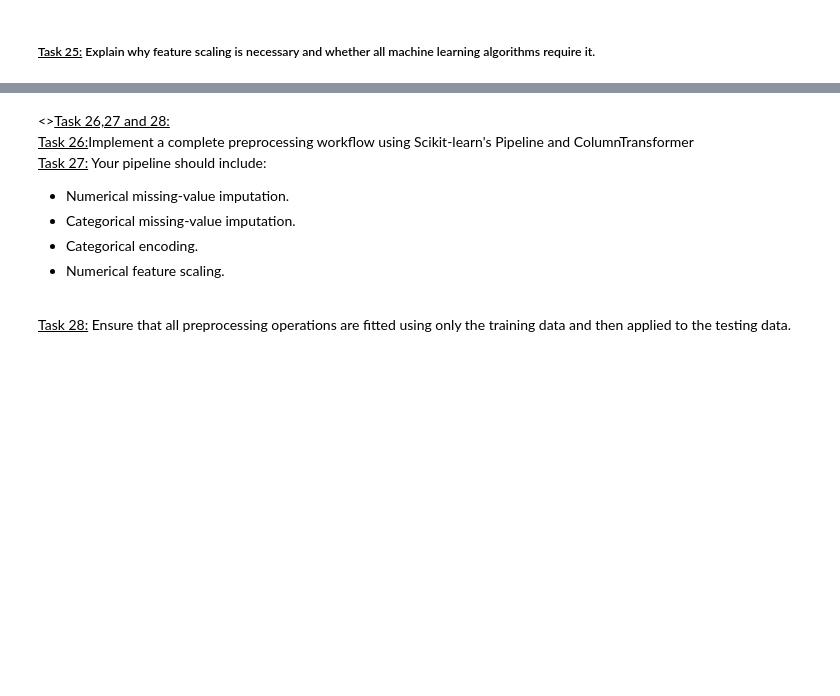
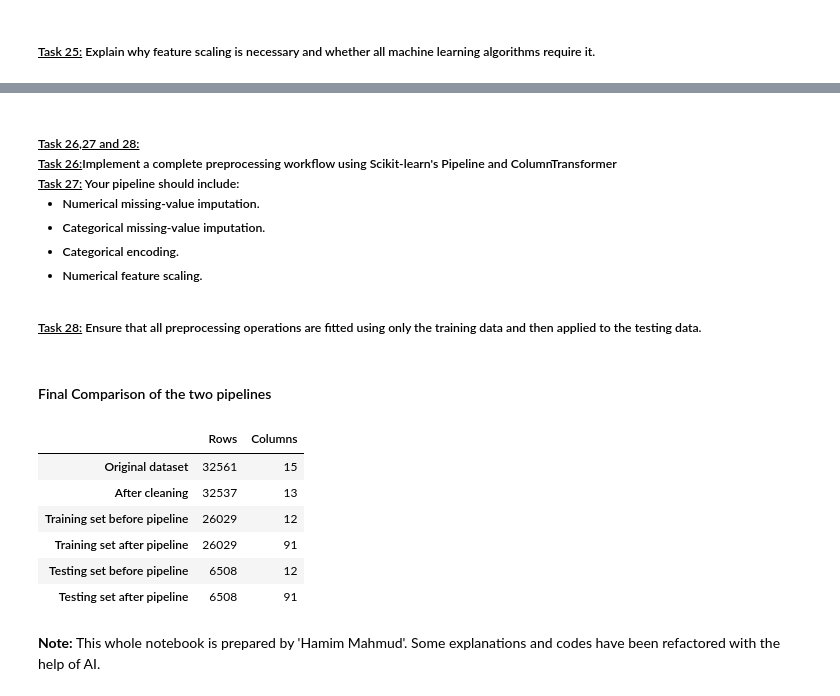
Before and after one commit to IsItHM/ML_projects, a Jupyter notebook: AI_Lab_HA_1.ipynb, the cells around one changed output, grey strips where cells are left out. Saved outputs shown, nothing was run; the diff lists cells and outputs as text; code cells hidden in the pictures; blank space fills up the shorter version.

```diff
--- a/AI_Lab_HA_1.ipynb
+++ b/AI_Lab_HA_1.ipynb
@@ -850,5 +922,5 @@ require it.</h5>
 # %% [markdown]
-<><u>Task 26,27 and 28:</u><br><u>Task 26:</u>Implement a complete preprocessing workflow using Scikit-learn's Pipeline and
+<h5><u>Task 26,27 and 28:</u><br><u>Task 26:</u>Implement a complete preprocessing workflow using Scikit-learn's Pipeline and
 ColumnTransformer<br>
 <u>Task 27:</u> Your pipeline should include:
 <ul>
@@ -861,0 +944,52 @@ applied to the testing data.</h5>
+# %%
+from sklearn.pipeline import Pipeline
+from sklearn.compose import ColumnTransformer
+
+numeric_features = ['age', 'education-num', 'capital-gain', 'capital-loss', 'hours-per-week']
+categorical_features = ['workclass', 'maritual-status', 'occupation', 'relationship',
+                        'race', 'sex', 'native-country']
+
+# Numerical: fill missing with median, then standardize
+numeric_pipeline = Pipeline(steps=[
+    ('imputer', SimpleImputer(strategy='median')),
+    ('scaler', StandardScaler())
+])
+
+# Categorical: fill missing with most frequent value, then one-hot encode
+categorical_pipeline = Pipeline(steps=[
+    ('imputer', SimpleImputer(strategy='constant', fill_value='Unknown')),
+    ('encoder', OneHotEncoder(handle_unknown='ignore'))
+])
+
+# Send each column group to its own pipeline
+preprocessor = ColumnTransformer(transformers=[
+    ('num', numeric_pipeline, numeric_features),
+    ('cat', categorical_pipeline, categorical_features)
+])
+# %%
+X2_train_prep = preprocessor.fit_transform(X2_train)
+X2_test_prep  = preprocessor.transform(X2_test)
+# %% [markdown]
+<h4>Final Comparison of the two pipelines</h4>
+# %%
+df_original = pd.read_csv(url, names=coloumn_name)
+
+shape_comparison = pd.DataFrame(
+    [df_original.shape,df2.shape,X2_train.shape, X2_train_prep.shape,X2_test.shape,  X2_test_prep.shape],
+    columns=['Rows', 'Columns'],
+    index=['Original dataset',
+           'After cleaning',
+           'Training set before pipeline', 'Training set after pipeline',
+           'Testing set before pipeline',  'Testing set after pipeline'])
+
+shape_comparison
+# %% [output]
+|  | Rows | Columns |
+| Original dataset | 32561 | 15 |
+| After cleaning | 32537 | 13 |
+| Training set before pipeline | 26029 | 12 |
+| Training set after pipeline | 26029 | 91 |
+| Testing set before pipeline | 6508 | 12 |
+| Testing set after pipeline | 6508 | 91 |
+# %% [markdown]
+<b>Note:</b> This whole notebook is prepared by 'Hamim Mahmud'. Some explanations and codes have been refactored with the help of AI.
```
Also changed, not shown: parts of 6 cells of this notebook.
